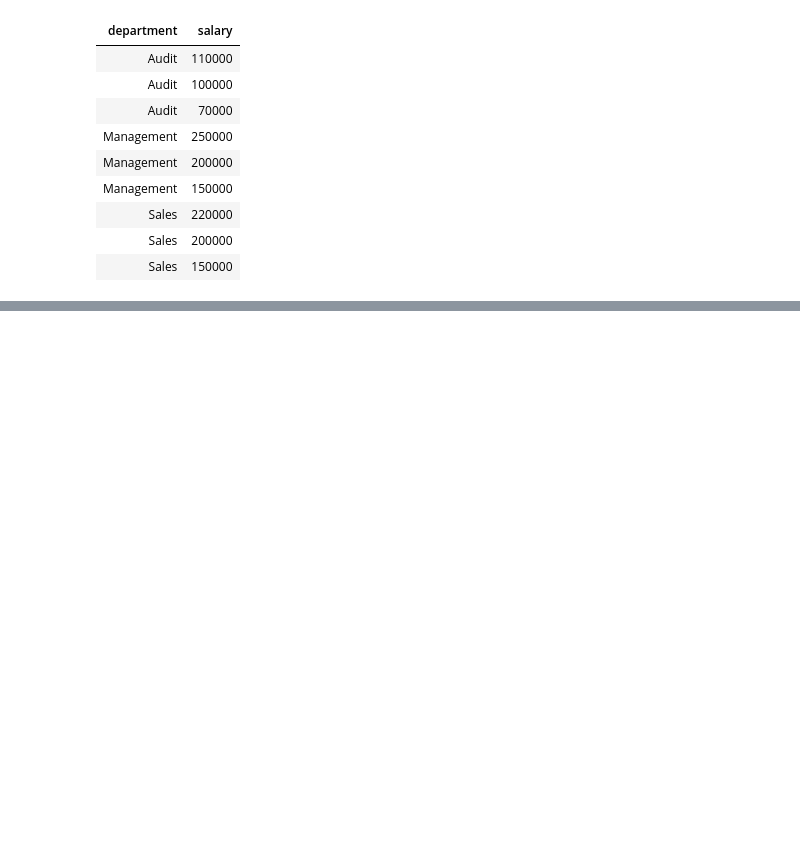
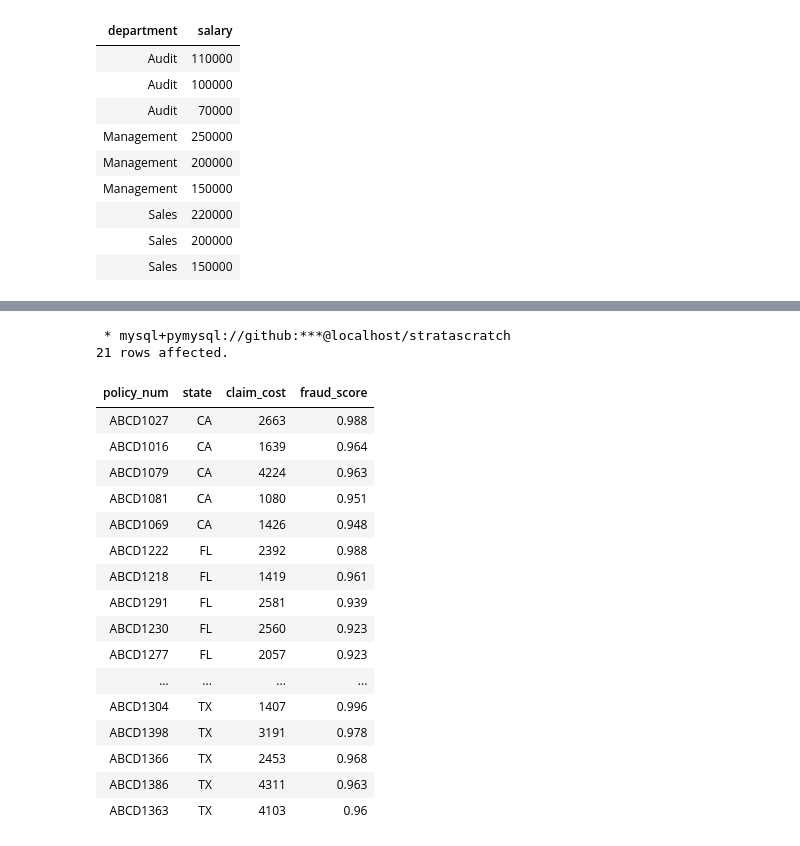
Before and after one commit to tinavo58/small-projects, a Jupyter notebook: mixed-python-sql/ss_mysql.ipynb, the cells around one changed output, grey strips where cells are left out. Saved outputs shown, nothing was run; the diff lists cells and outputs as text; code cells hidden in the pictures; blank space fills up the shorter version.

Commit message:
practice ntile()

```diff
--- a/mixed-python-sql/ss_mysql.ipynb
+++ b/mixed-python-sql/ss_mysql.ipynb
@@ -206,0 +322,35 @@ order by
+# %%
+%%sql
+with cte as (
+    select
+        *
+        ,ntile(100) over (partition by state order by fraud_score desc) as percentile
+    from fraud_score
+)
+select
+    policy_num
+    ,state
+    ,claim_cost
+    ,fraud_score
+from cte
+where percentile <= 5
+# %% [output]
+ * mysql+pymysql://github:***@localhost/stratascratch
+21 rows affected.
+| policy_num | state | claim_cost | fraud_score |
+| ABCD1027 | CA | 2663 | 0.988 |
+| ABCD1016 | CA | 1639 | 0.964 |
+| ABCD1079 | CA | 4224 | 0.963 |
+| ABCD1081 | CA | 1080 | 0.951 |
+| ABCD1069 | CA | 1426 | 0.948 |
+| ABCD1222 | FL | 2392 | 0.988 |
+| ABCD1218 | FL | 1419 | 0.961 |
+| ABCD1291 | FL | 2581 | 0.939 |
+| ABCD1230 | FL | 2560 | 0.923 |
+| ABCD1277 | FL | 2057 | 0.923 |
+| ... | ... | ... | ... |
+| ABCD1304 | TX | 1407 | 0.996 |
+| ABCD1398 | TX | 3191 | 0.978 |
+| ABCD1366 | TX | 2453 | 0.968 |
+| ABCD1386 | TX | 4311 | 0.963 |
+| ABCD1363 | TX | 4103 | 0.96 |
```
Also changed, not shown: parts of 11 cells of this notebook.
